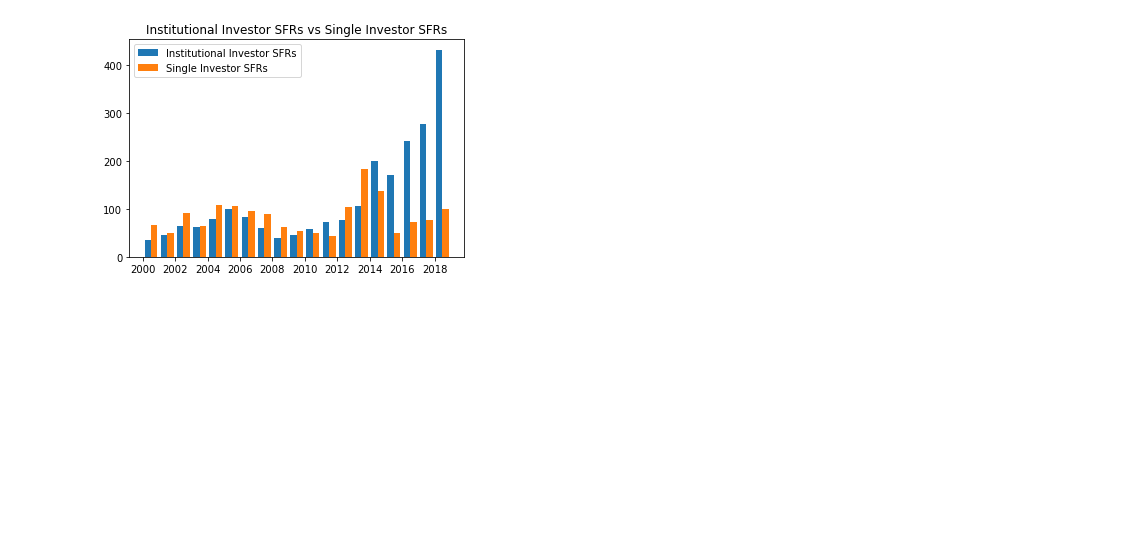
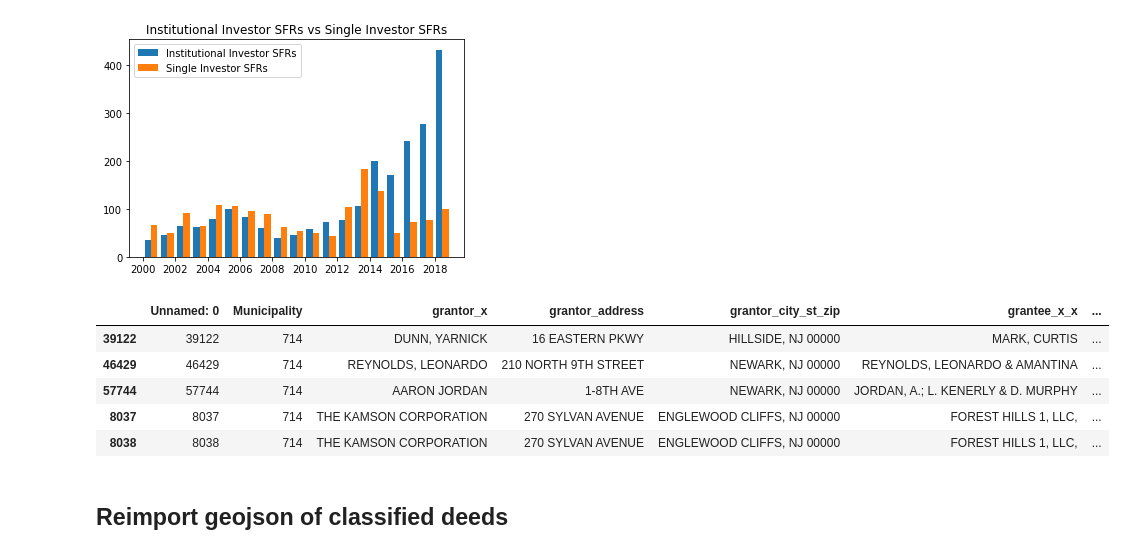
Before and after one commit to CenterForSpatialResearch/investors-NJ, a Jupyter notebook: 04_investor_breakdown.ipynb, the cells around one changed output. Cells and saved outputs as stored; diff of their text form; code cells hidden in the pictures; blank space fills up the shorter version.

```diff
--- a/04_investor_breakdown.ipynb
+++ b/04_investor_breakdown.ipynb
@@ -99,3 +101,12 @@ plt.legend(['Institutional Investor SFRs', 'Single Investor SFRs'])
 # %% [output]
 <matplotlib.legend.Legend at 0x...>
 [figure]
+# %%
+deeds.head()
+# %% [output]
+|  | Unnamed: 0 | Municipality | grantor_x | grantor_address | grantor_city_st_zip | grantee_x_x | ... |
+| 39122 | 39122 | 714 | DUNN, YARNICK | 16 EASTERN PKWY | HILLSIDE, NJ 00000 | MARK, CURTIS | ... |
+| 46429 | 46429 | 714 | REYNOLDS, LEONARDO | 210 NORTH 9TH STREET | NEWARK, NJ 00000 | REYNOLDS, LEONARDO & AMANTINA | ... |
+| 57744 | 57744 | 714 | AARON JORDAN | 1-8TH AVE | NEWARK, NJ 00000 | JORDAN, A.; L. KENERLY & D. MURPHY | ... |
+| 8037 | 8037 | 714 | THE KAMSON CORPORATION | 270 SYLVAN AVENUE | ENGLEWOOD CLIFFS, NJ 00000 | FOREST HILLS 1, LLC, | ... |
+| 8038 | 8038 | 714 | THE KAMSON CORPORATION | 270 SYLVAN AVENUE | ENGLEWOOD CLIFFS, NJ 00000 | FOREST HILLS 1, LLC, | ... |
@@ -104,0 +120,2 @@ deeds_for_save.to_file('data/rtt_investors_rentals_flips.geojson', driver = 'Geo
+# %% [markdown]
+## Reimport geojson of classified deeds
```
Also changed, not shown: parts of 38 cells of this notebook, 2 other files.
